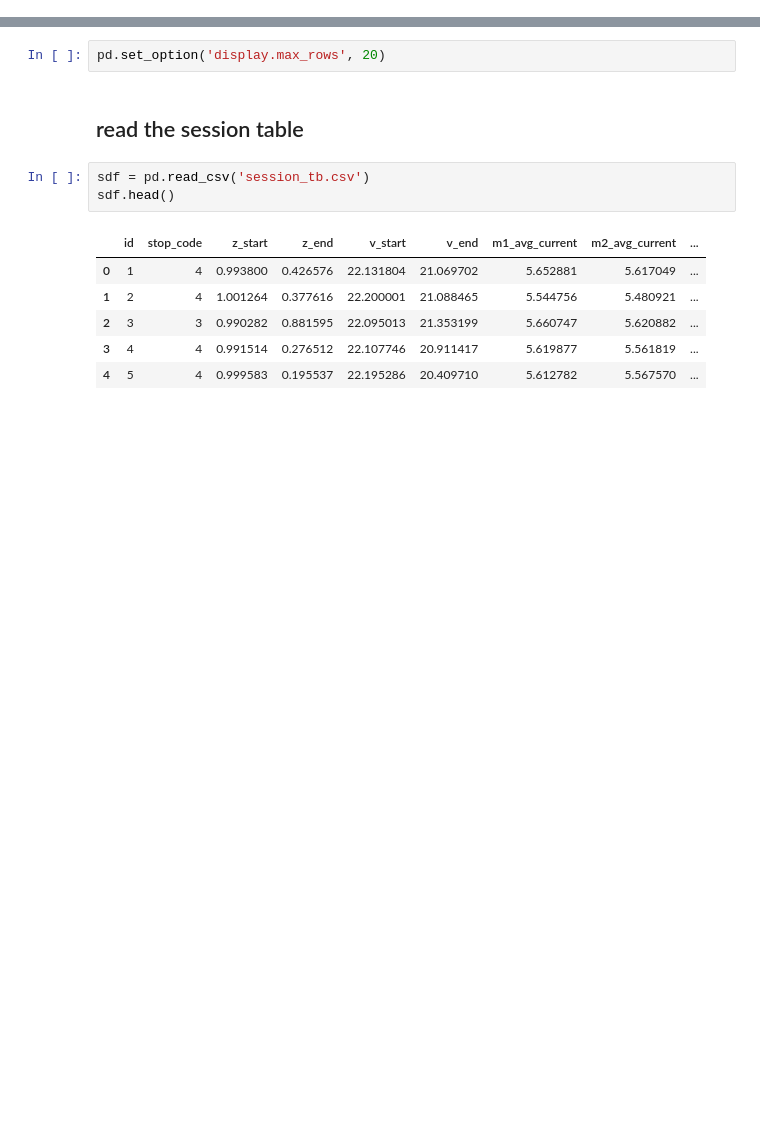
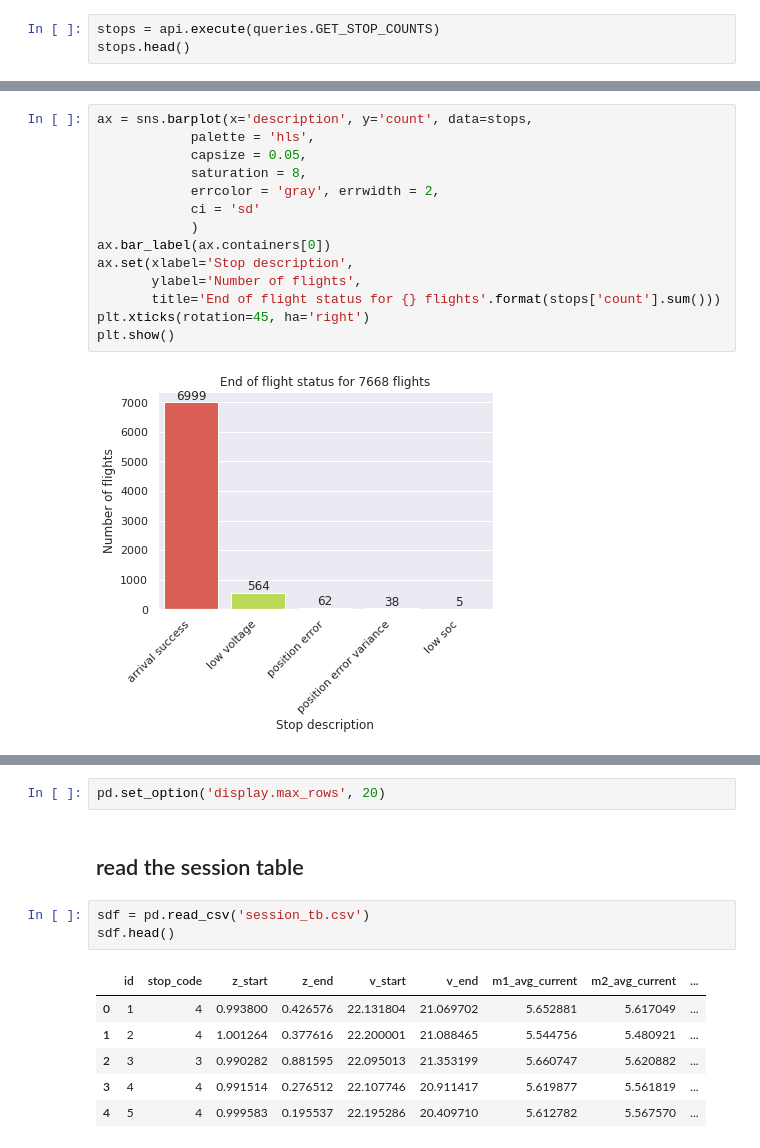
Before and after one commit to darrahts/uavTestbed, a Jupyter notebook: analysis/flightdata.ipynb, the cells around one changed output, grey strips where cells are left out. Cells and saved outputs as stored; diff of their text form; blank space fills up the shorter version.

```diff
--- a/analysis/flightdata.ipynb
+++ b/analysis/flightdata.ipynb
@@ -44,0 +53,3 @@ api.get_tables()
+# %%
+stops = api.execute(queries.GET_STOP_COUNTS)
+stops.head()
@@ -44,0 +63,16 @@ api.get_tables()
+# %%
+ax = sns.barplot(x='description', y='count', data=stops,
+            palette = 'hls',
+            capsize = 0.05,
+            saturation = 8,
+            errcolor = 'gray', errwidth = 2,
+            ci = 'sd'
+            )
+ax.bar_label(ax.containers[0])
+ax.set(xlabel='Stop description',
+       ylabel='Number of flights',
+       title='End of flight status for {} flights'.format(stops['count'].sum()))
+plt.xticks(rotation=45, ha='right')
+plt.show()
+# %% [output]
+[figure, added]
```
Also changed, not shown: parts of 19 cells of this notebook, 1 other file.
